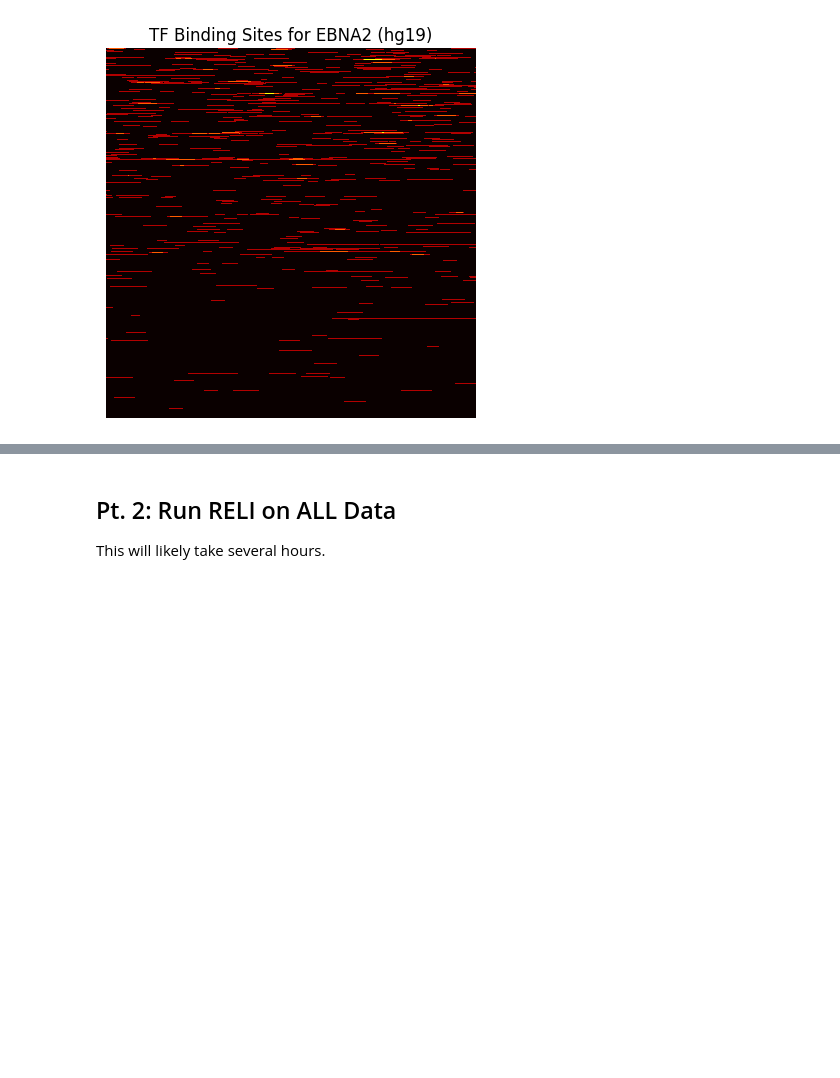
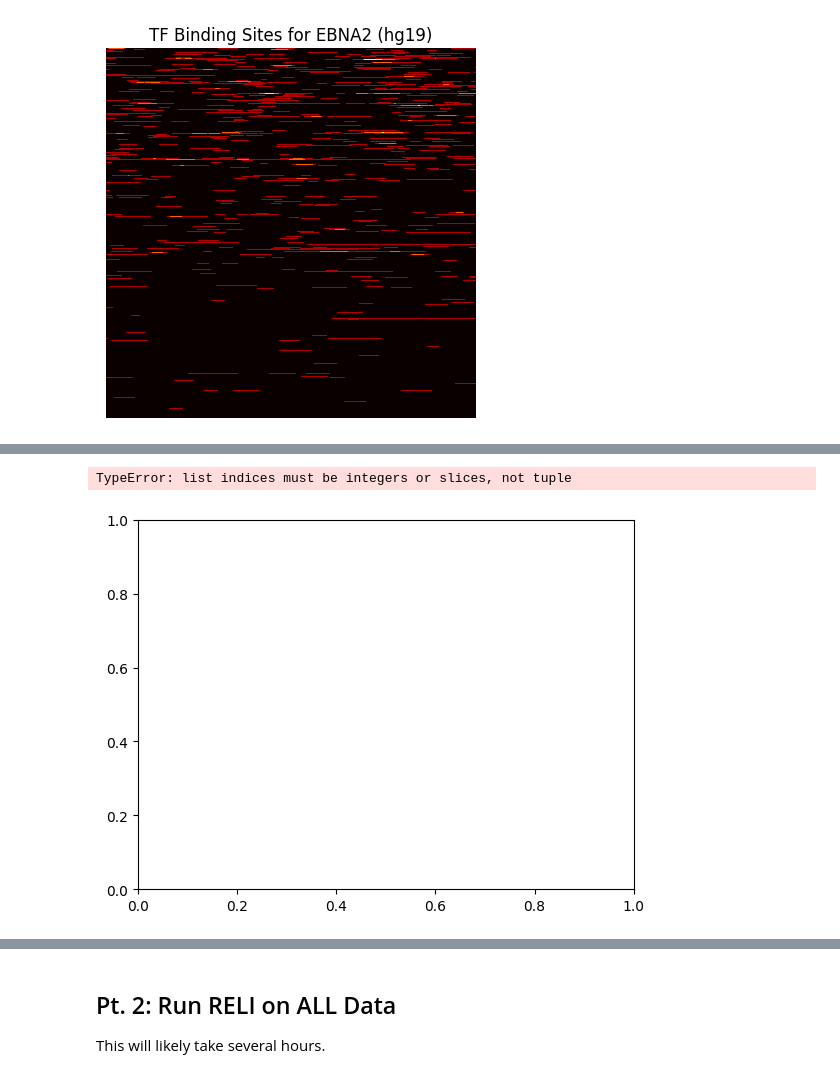
Before and after one commit to html1101/RELI-Analysis, a Jupyter notebook: visualize.ipynb, the cells around one changed output, grey strips where cells are left out. Cells and saved outputs as stored; diff of their text form; code cells hidden in the pictures; blank space fills up the shorter version.

```diff
--- a/visualize.ipynb
+++ b/visualize.ipynb
@@ -108 +361,28 @@ Plotting...
+# %%
+fig, ax = plt.subplots()
+
+vitiligo = [float(x) for x in info[:,0]]
+sle = [float(x) for x in info[:,1]]
+pbc = [float(x) for x in info[:,2]]
+ra = [float(x) for x in info[:,3]]
+
+x = np.array([x * 1.1 for x in list(range(len(vitiligo)))])
+ax.set_ylabel("Relative Risk")
+ax.set_xlabel("Transcription Factors")
+
+plt.xticks(x, [x.split(" - ")[0] for x in files], rotation=90)
+# plt.yticks([y for y in range(max(sle))])
+ax.bar(x - 0.35, sle, width=0.2, color='#74bfdf', align='center', label="SLE (Type 3)")
+ax.bar(x - 0.15, vitiligo, width=0.2, color='#3c9cd0', align='center', label="Vitiligo (Type 3)")
+ax.bar(x + 0.15, pbc, width=0.2, color='#da8c9b', align='center', label="PBC (Type 2)")
+ax.bar(x + 0.35, ra, width=0.2, color='#851e61', align='center', label="RA (Type 2)")
+
+ax.set_title("Autoimmune Disease and TF Overlap Significance (Types 2 and 3)")
+ax.legend(loc="best")
+plt.tight_layout()
+plt.savefig("relative_risk_type23_analysis.png")
+plt.show()
+# %% [output]
+TypeError: list indices must be integers or slices, not tuple
+[figure, added]
 # %%
```
Also changed, not shown: parts of 20 cells of this notebook, 42 other files.
